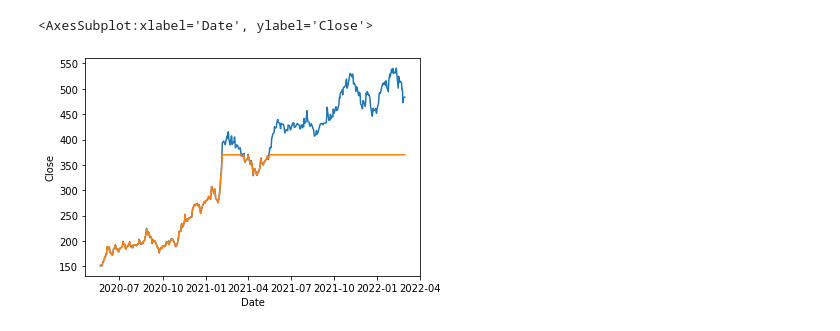
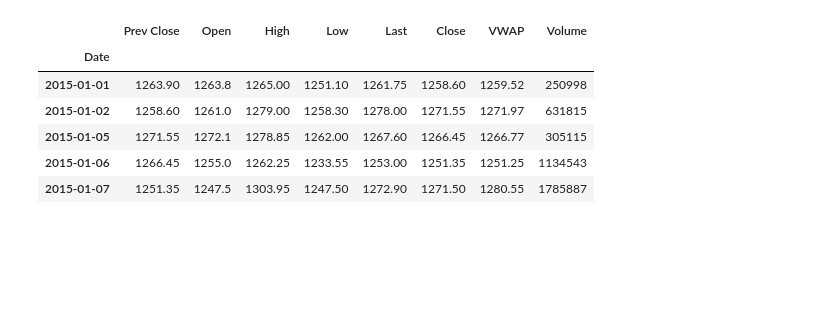
Before and after one commit to Naveen-004/Mini-Project, a Jupyter notebook: Stock_price.ipynb, the cells around one changed output. Saved outputs shown, nothing was run; the diff lists cells and outputs as text; code cells hidden in the pictures; blank space fills up the shorter version.

```diff
--- a/Stock_price.ipynb
+++ b/Stock_price.ipynb
@@ -135,6 +48,10 @@ Name: Close, dtype: float64
-# %%
-sns.lineplot(y_test.index, y_test)
-sns.lineplot(y_test.index, pred)
-# %% [output]
-<AxesSubplot:xlabel='Date', ylabel='Close'>
-[figure, removed]
+# %%
+kotak.head()
+# %% [output]
+|  | Prev Close | Open | High | Low | Last | Close | VWAP | Volume |
+| Date |  |  |  |  |  |  |  |  |
+| 2015-01-01 | 1263.90 | 1263.8 | 1265.00 | 1251.10 | 1261.75 | 1258.60 | 1259.52 | 250998 |
+| 2015-01-02 | 1258.60 | 1261.0 | 1279.00 | 1258.30 | 1278.00 | 1271.55 | 1271.97 | 631815 |
+| 2015-01-05 | 1271.55 | 1272.1 | 1278.85 | 1262.00 | 1267.60 | 1266.45 | 1266.77 | 305115 |
+| 2015-01-06 | 1266.45 | 1255.0 | 1262.25 | 1233.55 | 1253.00 | 1251.35 | 1251.25 | 1134543 |
+| 2015-01-07 | 1251.35 | 1247.5 | 1303.95 | 1247.50 | 1272.90 | 1271.50 | 1280.55 | 1785887 |
```
Also changed, not shown: parts of 14 cells of this notebook.
